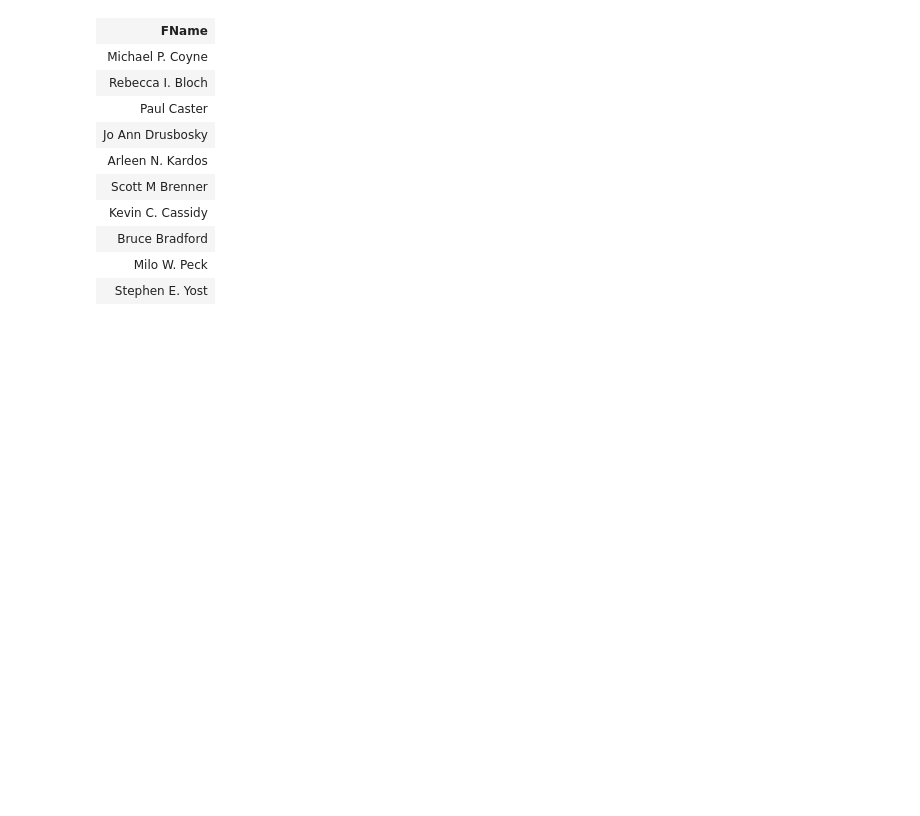
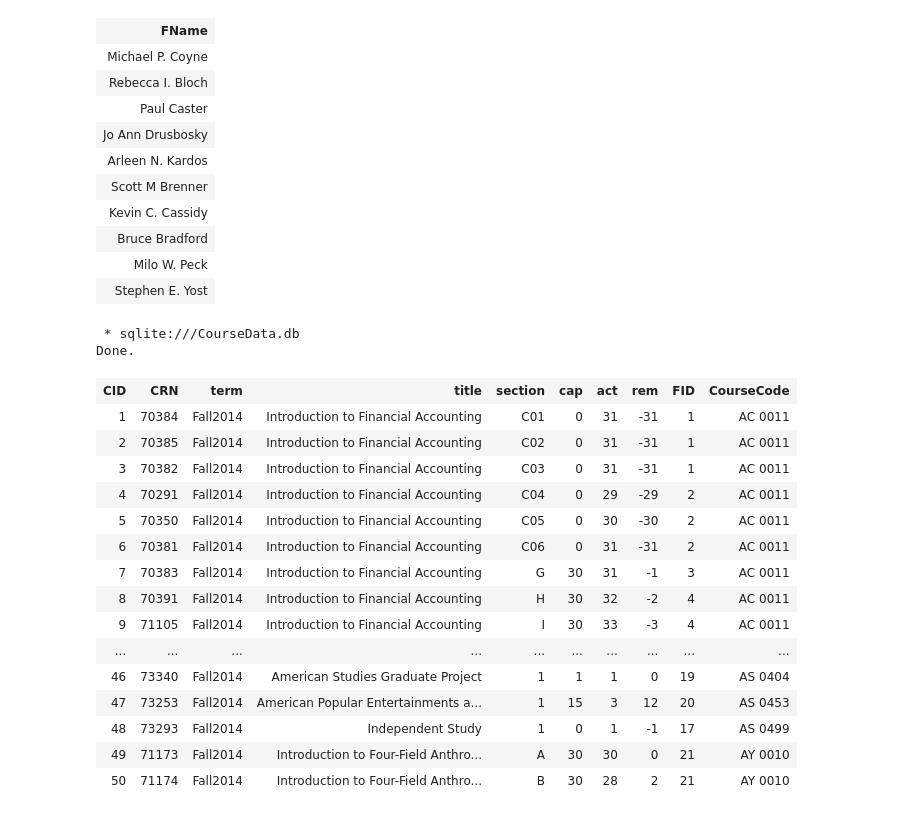
Before and after one commit to fairfield-university-ba-510-spring2019/final-project-team-of-friends, a Jupyter notebook: CourseDataTests.ipynb, the cells around one changed output. Cells and saved outputs as stored; diff of their text form; code cells hidden in the pictures; blank space fills up the shorter version.

Commit message:
Fixed table duplicate problems

```diff
--- a/CourseDataTests.ipynb
+++ b/CourseDataTests.ipynb
@@ -90,3 +90,27 @@ Done.
 | Bruce Bradford |
 | Milo W. Peck |
 | Stephen E. Yost |
+# %%
+%%sql
+SELECT *
+FROM COURSES
+LIMIT 50;
+# %% [output]
+ * sqlite:///CourseData.db
+Done.
+| CID | CRN | term | title | section | cap | act | rem | FID | CourseCode |
+| 1 | 70384 | Fall2014 | Introduction to Financial Accounting | C01 | 0 | 31 | -31 | 1 | AC 0011 |
+| 2 | 70385 | Fall2014 | Introduction to Financial Accounting | C02 | 0 | 31 | -31 | 1 | AC 0011 |
+| 3 | 70382 | Fall2014 | Introduction to Financial Accounting | C03 | 0 | 31 | -31 | 1 | AC 0011 |
+| 4 | 70291 | Fall2014 | Introduction to Financial Accounting | C04 | 0 | 29 | -29 | 2 | AC 0011 |
+| 5 | 70350 | Fall2014 | Introduction to Financial Accounting | C05 | 0 | 30 | -30 | 2 | AC 0011 |
+| 6 | 70381 | Fall2014 | Introduction to Financial Accounting | C06 | 0 | 31 | -31 | 2 | AC 0011 |
+| 7 | 70383 | Fall2014 | Introduction to Financial Accounting | G | 30 | 31 | -1 | 3 | AC 0011 |
+| 8 | 70391 | Fall2014 | Introduction to Financial Accounting | H | 30 | 32 | -2 | 4 | AC 0011 |
+| 9 | 71105 | Fall2014 | Introduction to Financial Accounting | I | 30 | 33 | -3 | 4 | AC 0011 |
+| ... | ... | ... | ... | ... | ... | ... | ... | ... | ... |
+| 46 | 73340 | Fall2014 | American Studies Graduate Project | 1 | 1 | 1 | 0 | 19 | AS 0404 |
+| 47 | 73253 | Fall2014 | American Popular Entertainments a... | 1 | 15 | 3 | 12 | 20 | AS 0453 |
+| 48 | 73293 | Fall2014 | Independent Study | 1 | 0 | 1 | -1 | 17 | AS 0499 |
+| 49 | 71173 | Fall2014 | Introduction to Four-Field Anthro... | A | 30 | 30 | 0 | 21 | AY 0010 |
+| 50 | 71174 | Fall2014 | Introduction to Four-Field Anthro... | B | 30 | 28 | 2 | 21 | AY 0010 |
```
Also changed, not shown: parts of 2 cells of this notebook, 4 other files.
